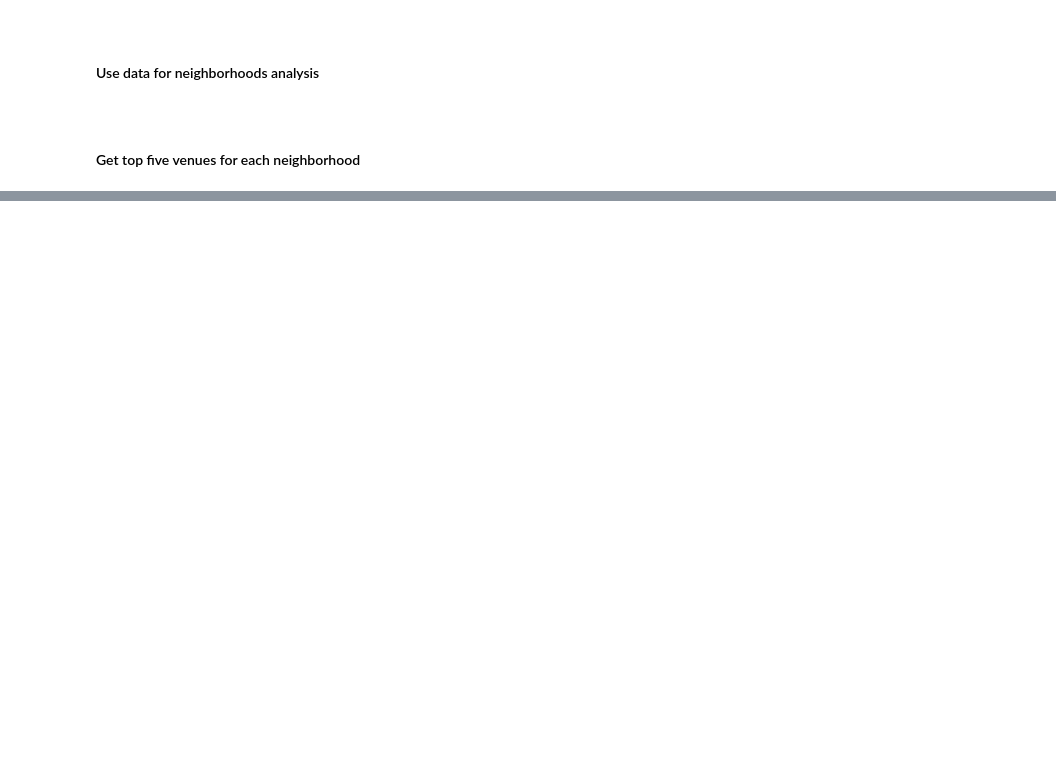
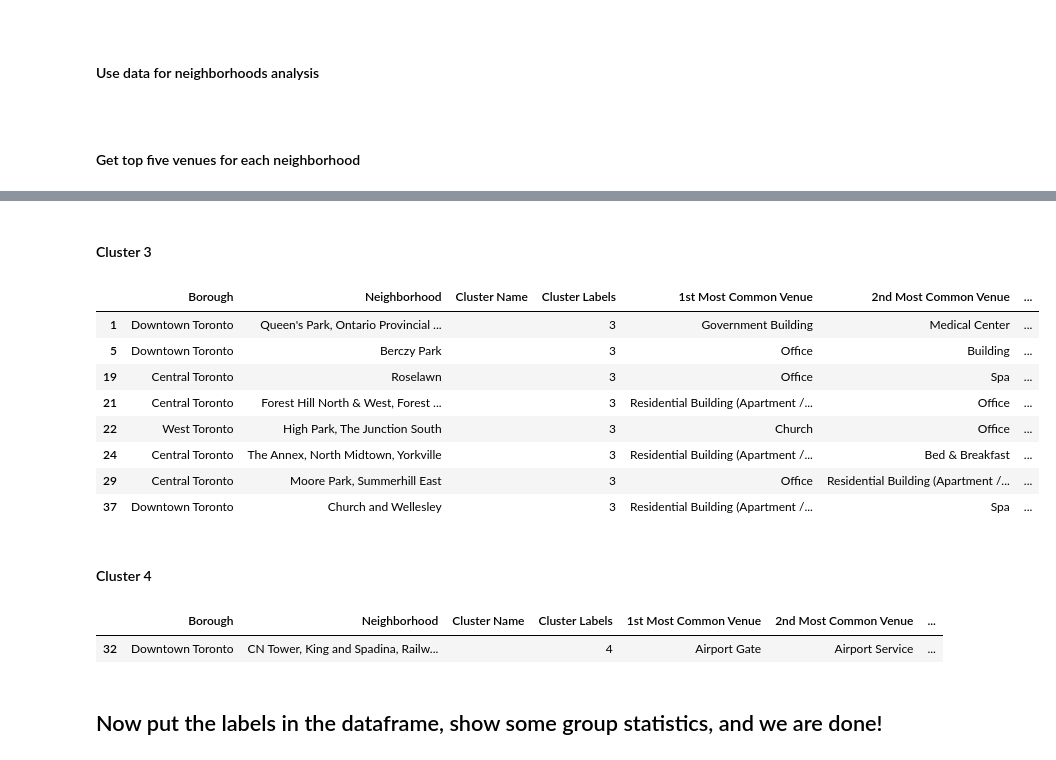
Before and after one commit to timothyhannan/Coursera_Capstone, a Jupyter notebook: TorontoClusters.ipynb, the cells around one changed output, grey strips where cells are left out. Cells and saved outputs as stored; diff of their text form; code cells hidden in the pictures; blank space fills up the shorter version.

```diff
--- a/TorontoClusters.ipynb
+++ b/TorontoClusters.ipynb
@@ -501,0 +637,5 @@ neighborhoods_venues_sorted.head()
+# %%
+# Check out the next category
+display(new_tor_merged.loc[new_tor_merged['Cluster Labels'] == 2, new_tor_merged.columns[[2] + [3] + [0] + list(range(6, new_tor_merged.shape[1]))]])
+# Give it an appropriate name
+Labels[2] = "Apartments District"
@@ -501,0 +649,29 @@ neighborhoods_venues_sorted.head()
+# %% [markdown]
+#### Cluster 3
+# %%
+# Check out the next category
+display(new_tor_merged.loc[new_tor_merged['Cluster Labels'] == 3, new_tor_merged.columns[[2] + [3] + [0] + list(range(6, new_tor_merged.shape[1]))]])
+# Give it an appropriate name
+Labels[3] = "Municipal District"
+# %% [output]
+|  | Borough | Neighborhood | Cluster Name | Cluster Labels | 1st Most Common Venue | 2nd Most Common Venue | ... |
+| 1 | Downtown Toronto | Queen's Park, Ontario Provincial ... |  | 3 | Government Building | Medical Center | ... |
+| 5 | Downtown Toronto | Berczy Park |  | 3 | Office | Building | ... |
+| 19 | Central Toronto | Roselawn |  | 3 | Office | Spa | ... |
+| 21 | Central Toronto | Forest Hill North & West, Forest ... |  | 3 | Residential Building (Apartment /... | Office | ... |
+| 22 | West Toronto | High Park, The Junction South |  | 3 | Church | Office | ... |
+| 24 | Central Toronto | The Annex, North Midtown, Yorkville |  | 3 | Residential Building (Apartment /... | Bed & Breakfast | ... |
+| 29 | Central Toronto | Moore Park, Summerhill East |  | 3 | Office | Residential Building (Apartment /... | ... |
+| 37 | Downtown Toronto | Church and Wellesley |  | 3 | Residential Building (Apartment /... | Spa | ... |
+# %% [markdown]
+#### Cluster 4
+# %%
+# Check out the next category
+display(new_tor_merged.loc[new_tor_merged['Cluster Labels'] == 4, new_tor_merged.columns[[2] + [3] + [0] + list(range(6, new_tor_merged.shape[1]))]])
+# Give it an appropriate name
+Labels[4] = "Airport"
+# %% [output]
+|  | Borough | Neighborhood | Cluster Name | Cluster Labels | 1st Most Common Venue | 2nd Most Common Venue | ... |
+| 32 | Downtown Toronto | CN Tower, King and Spadina, Railw... |  | 4 | Airport Gate | Airport Service | ... |
+# %% [markdown]
+## Now put the labels in the dataframe, show some group statistics, and we are done!
```
Also changed, not shown: parts of 19 cells of this notebook.
